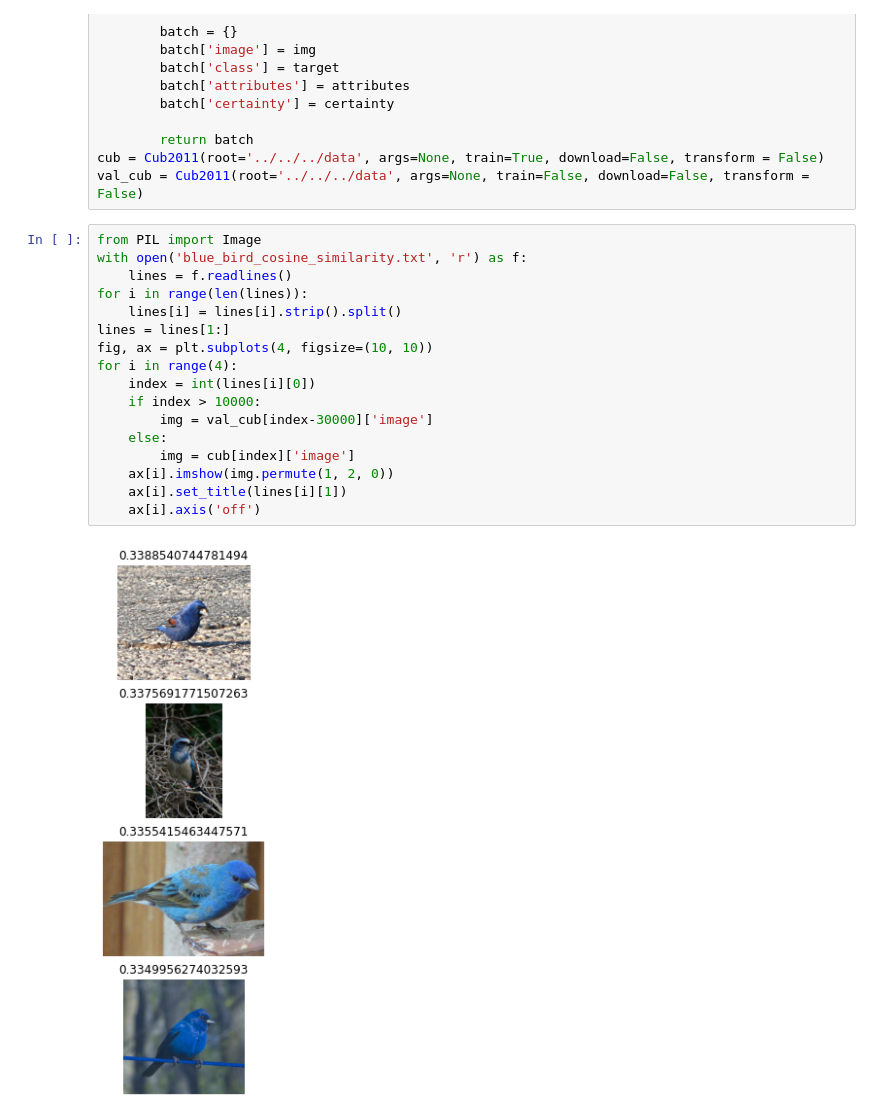
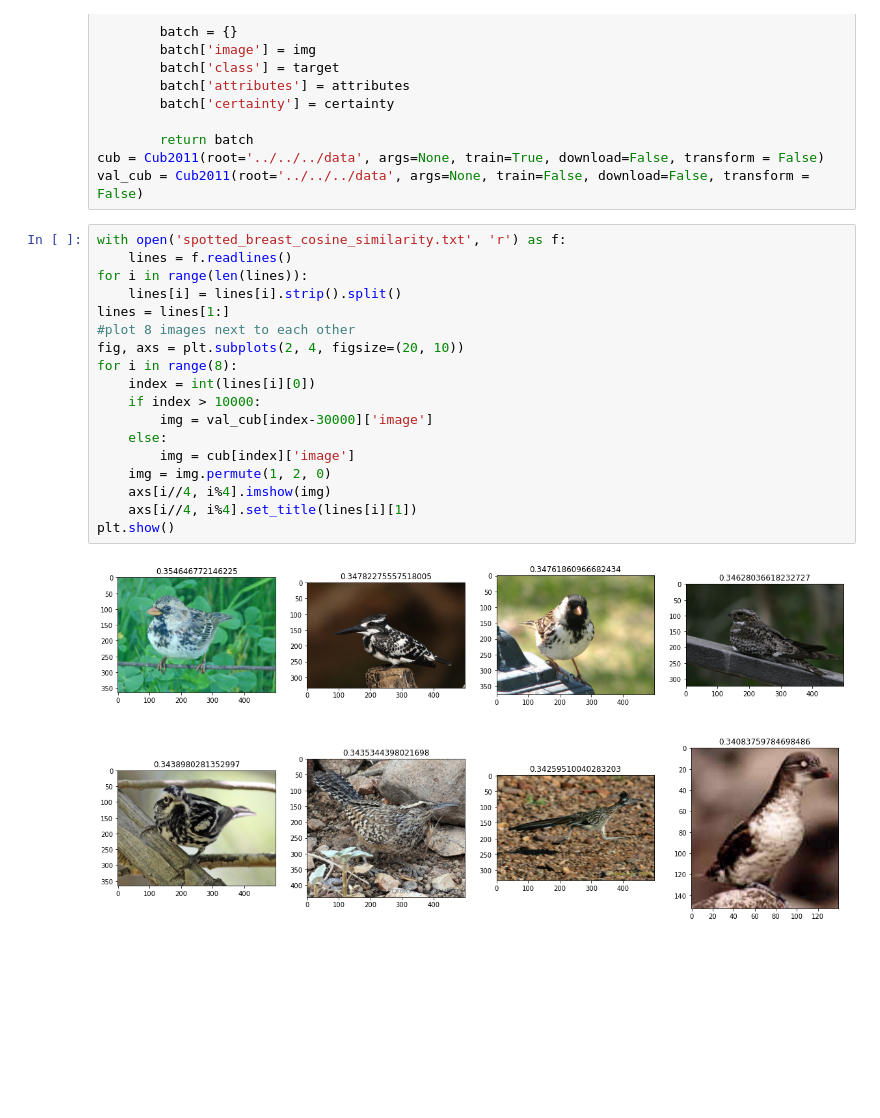
Before and after one commit to dcaustin33/attribute_probe, a Jupyter notebook: CUB_src/training_scripts/CLIP_zero_shot/visualize_cub.ipynb, the cells around one changed output. Saved outputs shown, nothing was run; the diff lists cells and outputs as text; blank space fills up the shorter version.

```diff
--- a/CUB_src/training_scripts/CLIP_zero_shot/visualize_cub.ipynb
+++ b/CUB_src/training_scripts/CLIP_zero_shot/visualize_cub.ipynb
@@ -154,21 +154,22 @@ class Cub2011(Dataset):
 cub = Cub2011(root='../../../data', args=None, train=True, download=False, transform = False)
 val_cub = Cub2011(root='../../../data', args=None, train=False, download=False, transform = False)
 # %%
-from PIL import Image
-with open('blue_bird_cosine_similarity.txt', 'r') as f:
+with open('spotted_breast_cosine_similarity.txt', 'r') as f:
     lines = f.readlines()
 for i in range(len(lines)):
     lines[i] = lines[i].strip().split()
 lines = lines[1:]
-fig, ax = plt.subplots(4, figsize=(10, 10))
-for i in range(4):
+#plot 8 images next to each other
+fig, axs = plt.subplots(2, 4, figsize=(20, 10))
+for i in range(8):
     index = int(lines[i][0])
     if index > 10000:
         img = val_cub[index-30000]['image']
     else:
         img = cub[index]['image']
-    ax[i].imshow(img.permute(1, 2, 0))
-    ax[i].set_title(lines[i][1])
-    ax[i].axis('off')
+    img = img.permute(1, 2, 0)
+    axs[i//4, i%4].imshow(img)
+    axs[i//4, i%4].set_title(lines[i][1])
+plt.show()
 # %% [output]
-[figure, old version]
+[figure, new version]
```
Also changed, not shown: parts of 1 cell of this notebook, 22 other files.
